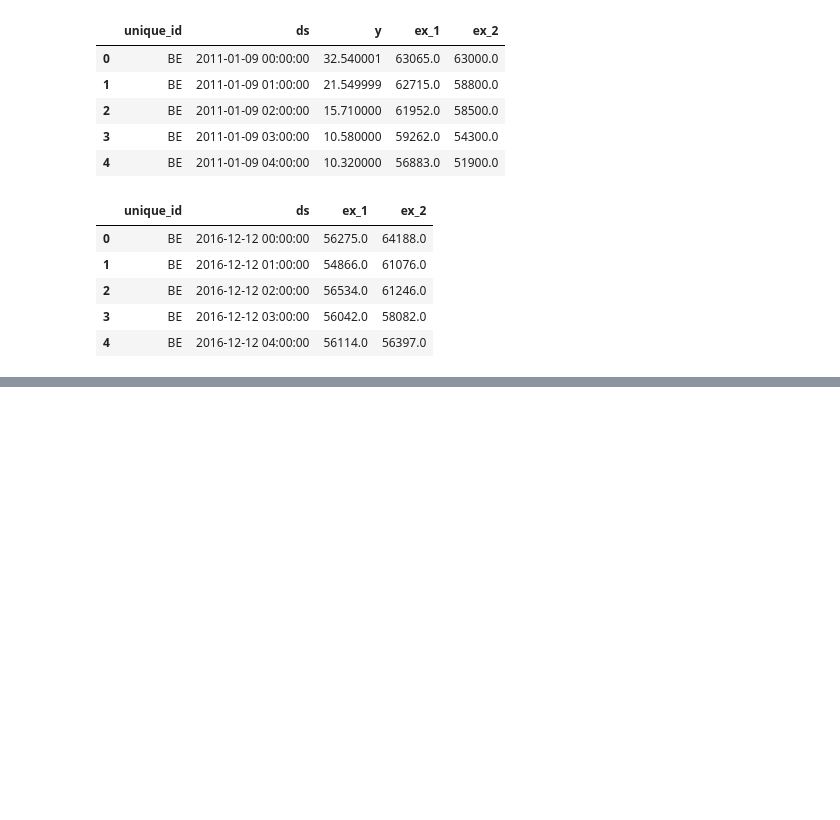
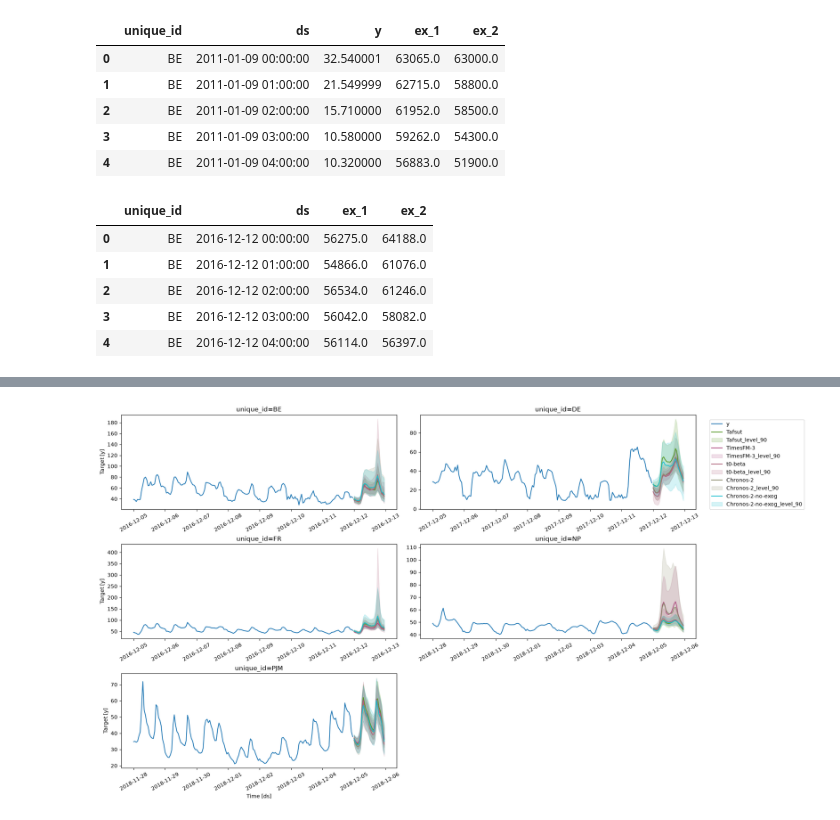
Before and after one commit to TimeCopilot/foundationforecast, a Jupyter notebook: docs/examples/exogenous-variables.ipynb, the cells around one changed output, grey strips where cells are left out. Cells and saved outputs as stored; diff of their text form; code cells hidden in the pictures; blank space fills up the shorter version.

```diff
--- a/docs/examples/exogenous-variables.ipynb
+++ b/docs/examples/exogenous-variables.ipynb
@@ -143,0 +178,4 @@ eval_df.groupby("metric").mean(numeric_only=True).T.round(3)
+# %%
+ff.plot(df, fcst_df, max_insample_length=24 * 7, level=[90])
+# %% [output]
+[figure, added]
```
Also changed, not shown: parts of 29 cells of this notebook.
